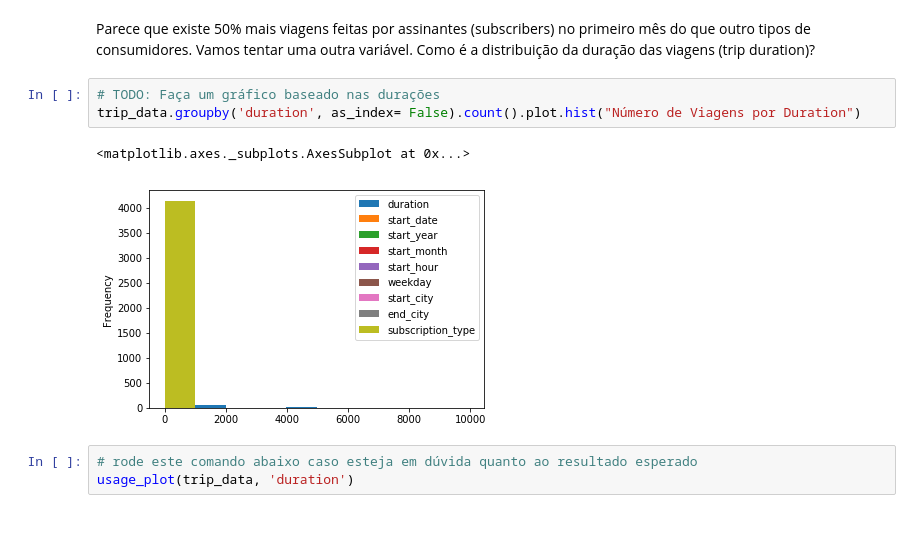
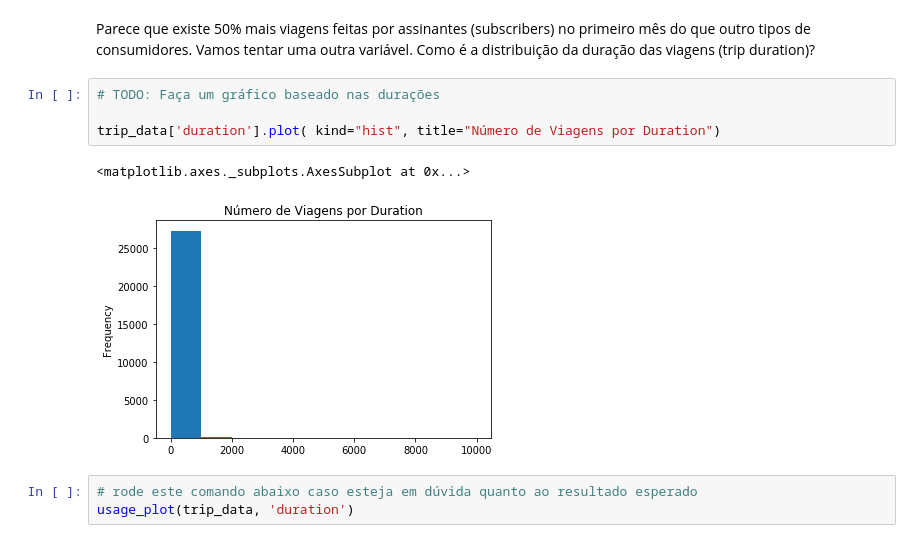
Before and after one commit to cglsoft/DataScience-FDSI, a Jupyter notebook: Semana 4 - Projeto/ndfdsi-bikeshareanalysis/Analise_Bay_Area_Bike_Share-NDFDSI.ipynb, the cells around one changed output. Saved outputs shown, nothing was run; the diff lists cells and outputs as text.

```diff
--- a/Semana 4 - Projeto/ndfdsi-bikeshareanalysis/Analise_Bay_Area_Bike_Share-NDFDSI.ipynb
+++ b/Semana 4 - Projeto/ndfdsi-bikeshareanalysis/Analise_Bay_Area_Bike_Share-NDFDSI.ipynb
@@ -329,10 +329,11 @@ usage_plot(trip_data, 'subscription_type')
 Parece que existe 50% mais viagens feitas por assinantes (subscribers) no primeiro mês do que outro tipos de consumidores. Vamos tentar uma outra variável. Como é a distribuição da duração das viagens (trip duration)?
 # %%
 # TODO: Faça um gráfico baseado nas durações
-trip_data.groupby('duration', as_index= False).count().plot.hist("Número de Viagens por Duration")
+
+trip_data['duration'].plot( kind="hist", title="Número de Viagens por Duration")
 # %% [output]
 <matplotlib.axes._subplots.AxesSubplot at 0x...>
-[figure, old version]
+[figure, new version]
 # %%
 # rode este comando abaixo caso esteja em dúvida quanto ao resultado esperado
 usage_plot(trip_data, 'duration')
```
Also changed, not shown: 2 other files.
